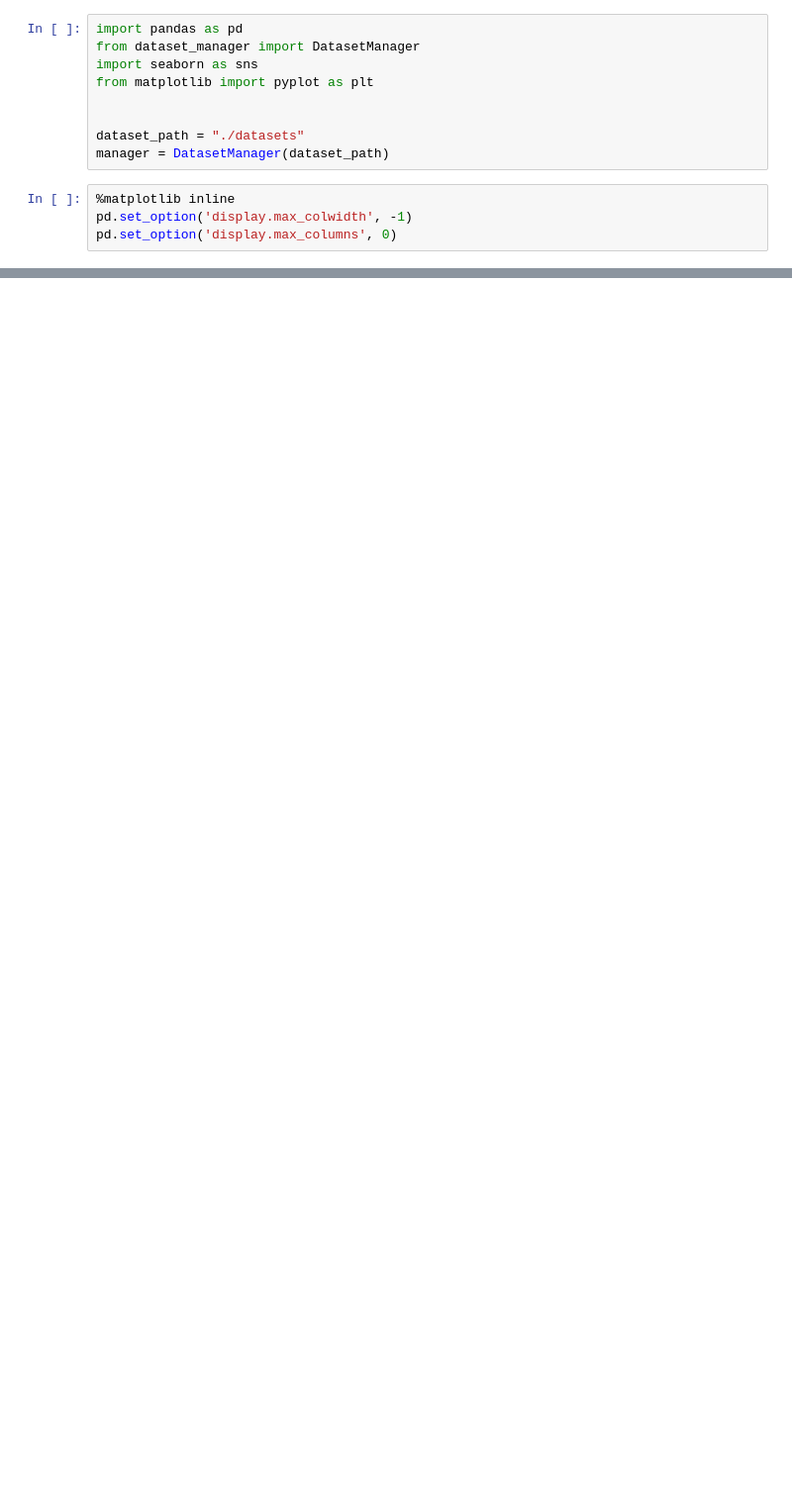
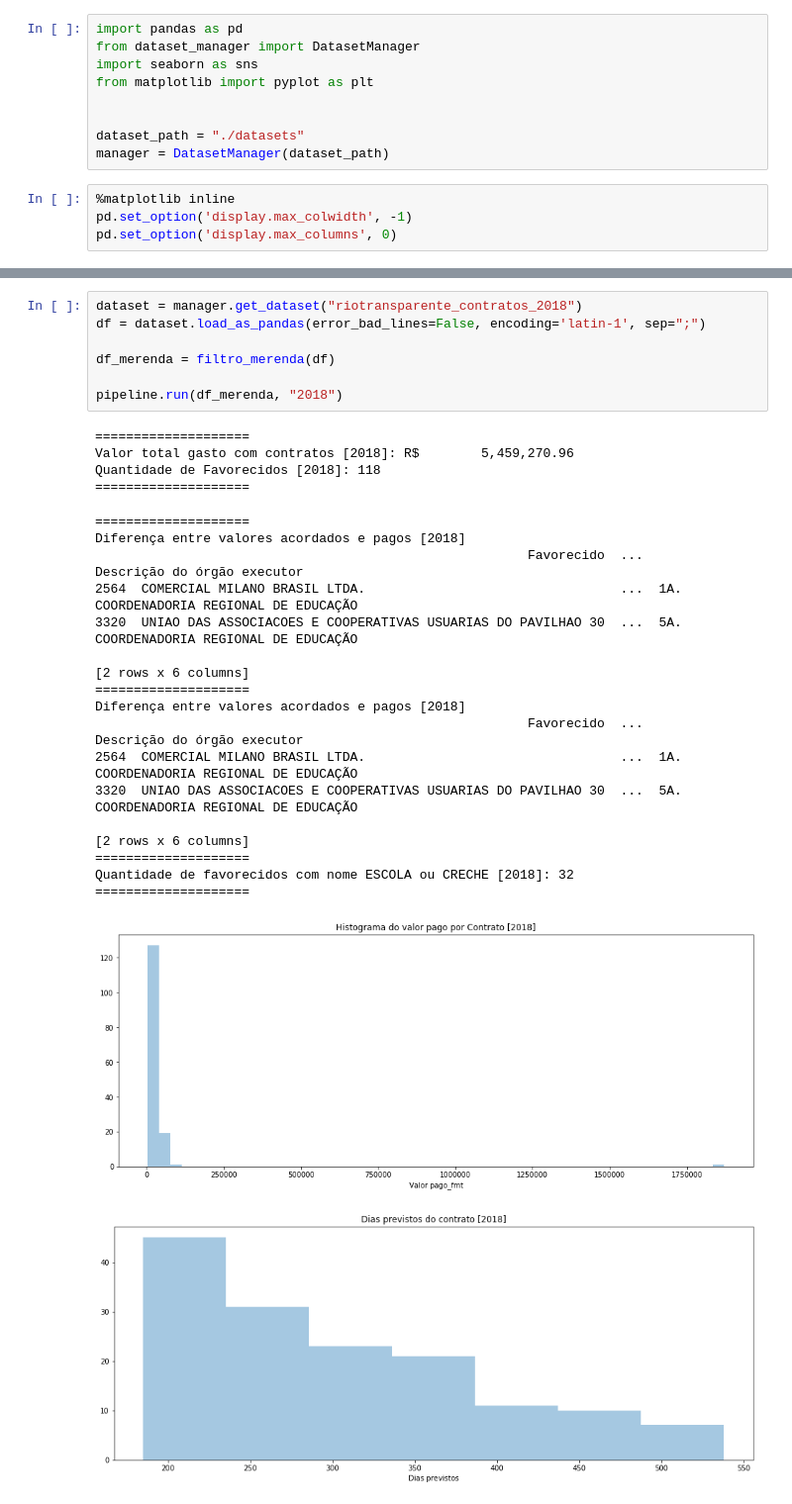
Before and after one commit to sbouchardet/inf2420, a Jupyter notebook: Explore Merenda Creches RioTransparente.ipynb, the cells around one changed output, grey strips where cells are left out. Shown at 99% size. Drawn from its saved outputs; the diff is of its cells as text; blank space fills up the shorter version.

```diff
--- a/Explore Merenda Creches RioTransparente.ipynb
+++ b/Explore Merenda Creches RioTransparente.ipynb
@@ -259,0 +193,31 @@ df_merenda[df_merenda["Favorecido"].str.contains("ESCOLA")]
+# %%
+dataset = manager.get_dataset("riotransparente_contratos_2018")
+df = dataset.load_as_pandas(error_bad_lines=False, encoding='latin-1', sep=";")
+
+df_merenda = filtro_merenda(df)
+
+pipeline.run(df_merenda, "2018")
+# %% [output]
+====================
+Valor total gasto com contratos [2018]: R$        5,459,270.96
+Quantidade de Favorecidos [2018]: 118
+====================
+====================
+Diferença entre valores acordados e pagos [2018]
+                                                        Favorecido  ...             Descrição do órgão executor
+2564  COMERCIAL MILANO BRASIL LTDA.                                 ...  1A. COORDENADORIA REGIONAL DE EDUCAÇÃO
+3320  UNIAO DAS ASSOCIACOES E COOPERATIVAS USUARIAS DO PAVILHAO 30  ...  5A. COORDENADORIA REGIONAL DE EDUCAÇÃO
+
+[2 rows x 6 columns]
+====================
+Diferença entre valores acordados e pagos [2018]
+                                                        Favorecido  ...             Descrição do órgão executor
+2564  COMERCIAL MILANO BRASIL LTDA.                                 ...  1A. COORDENADORIA REGIONAL DE EDUCAÇÃO
+3320  UNIAO DAS ASSOCIACOES E COOPERATIVAS USUARIAS DO PAVILHAO 30  ...  5A. COORDENADORIA REGIONAL DE EDUCAÇÃO
+
+[2 rows x 6 columns]
+====================
+Quantidade de favorecidos com nome ESCOLA ou CRECHE [2018]: 32
+====================
+[figure, added]
+[figure, added]
```
Also changed, not shown: parts of 56 cells of this notebook.
